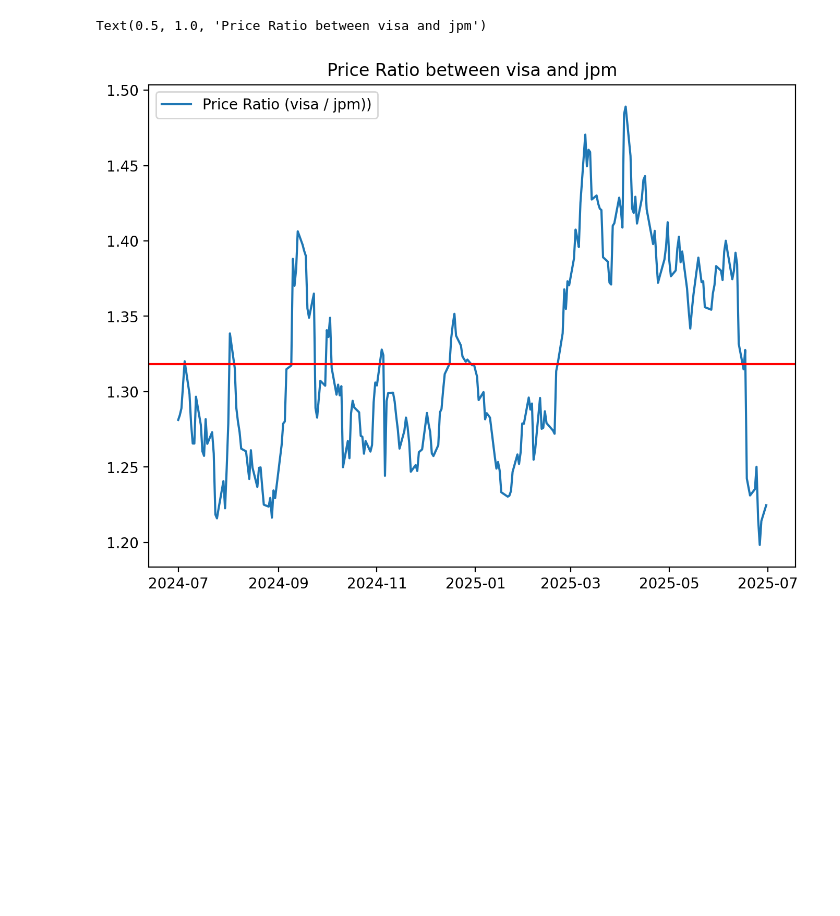
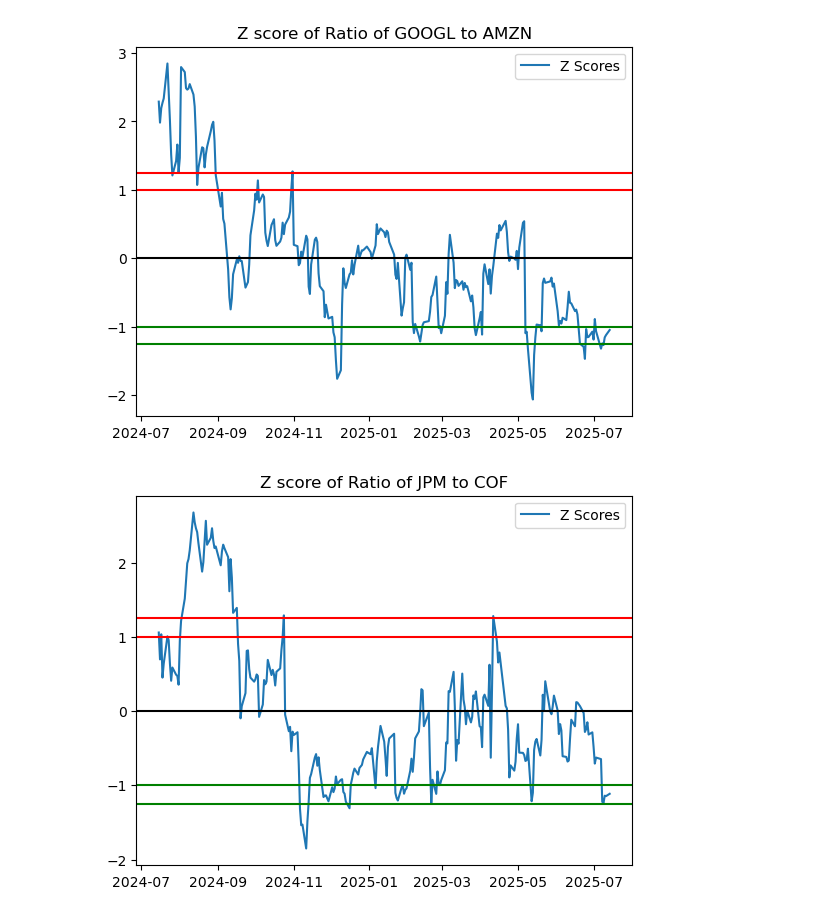
Before and after one commit to jasonrdz/economic-outlook, a Jupyter notebook: pairs_trading.ipynb, the cells around one changed output. Saved outputs shown, nothing was run; the diff lists cells and outputs as text; code cells hidden in the pictures; blank space fills up the shorter version.

Commit message:
new functions to help develop the graphing process.

```diff
--- a/pairs_trading.ipynb
+++ b/pairs_trading.ipynb
@@ -11,7 +11,7 @@ import statsmodels.tsa.stattools as ts
 from statsmodels.tsa.stattools import adfuller
 obb.user.preferences.output_type = 'dataframe'
 # %%
-stocks = [
+stocks_list = [
     "AAPL",  # Apple Inc.
     "MSFT",  # Microsoft Corporation
     "GOOGL", # Alphabet Inc. (Class A)
@@ -34,6 +34,7 @@ stocks = [
     "IBM", # IBM
     "TGT", # target
     "COF" # Capital One,
+
     # "BRK.B" # berkshire hathaway
 
 ]
@@ -254,17 +199,23 @@ Name: close, Length: 250, dtype: float64}
 # %%
-# Also, we can take a look at the price ratios between the two time series.
+def z_score_ratio():
+    for key, values in stock_spread.items():
+        # os.makedirs('./graphs/price_ratios/z_score_ratios/')
+        location = './graphs/price_ratios/z_score_ratios/'
+        stock1,stock2 = key[0], key[1]
+        z_score = (values['ratio'] - values['ratio'].mean()) / values['ratio'].std()
+        z_score_mean = z_score.mean()
+        plt.plot(z_score, label = "Z Scores")
+        plt.axhline(z_score_mean, color = 'black')
+        plt.axhline(1.0, color='red') # Setting the upper and lower bounds to be the z score of 1 and -1 (1/-1 standard deviation)
+        plt.axhline(1.25, color='red') # 95% of our data will lie between these bounds.
+        plt.axhline(-1.0, color='green') # 68% of our data will lie between these bounds.
+        plt.axhline(-1.25, color='green') # 95% of our data will lie between these bounds.
+        plt.legend(loc = 'best')
+        plt.title(f'Z score of Ratio of {stock1} to {stock2}')
+        plt.savefig(f'{location}z_score_ratio_{stock1}_to_{stock2}')
+        plt.show()
 
-
-
-def price_ratio_graph():
-    for
-
-figure(figsize=(8, 6), dpi=200)
-ratio = closing_v / closing_jpm
-plt.plot(ratio, label = 'Price Ratio (visa / jpm))')
-plt.axhline(ratio.mean(), color='red')
-plt.legend()
-plt.title("Price Ratio between visa and jpm")
+z_score_ratio()
 # %% [output]
-Text(0.5, 1.0, 'Price Ratio between visa and jpm')
-[figure, old version]
+[figure, new version]
+[figure, added]
```
Also changed, not shown: parts of 8 cells of this notebook, 1 other file.
